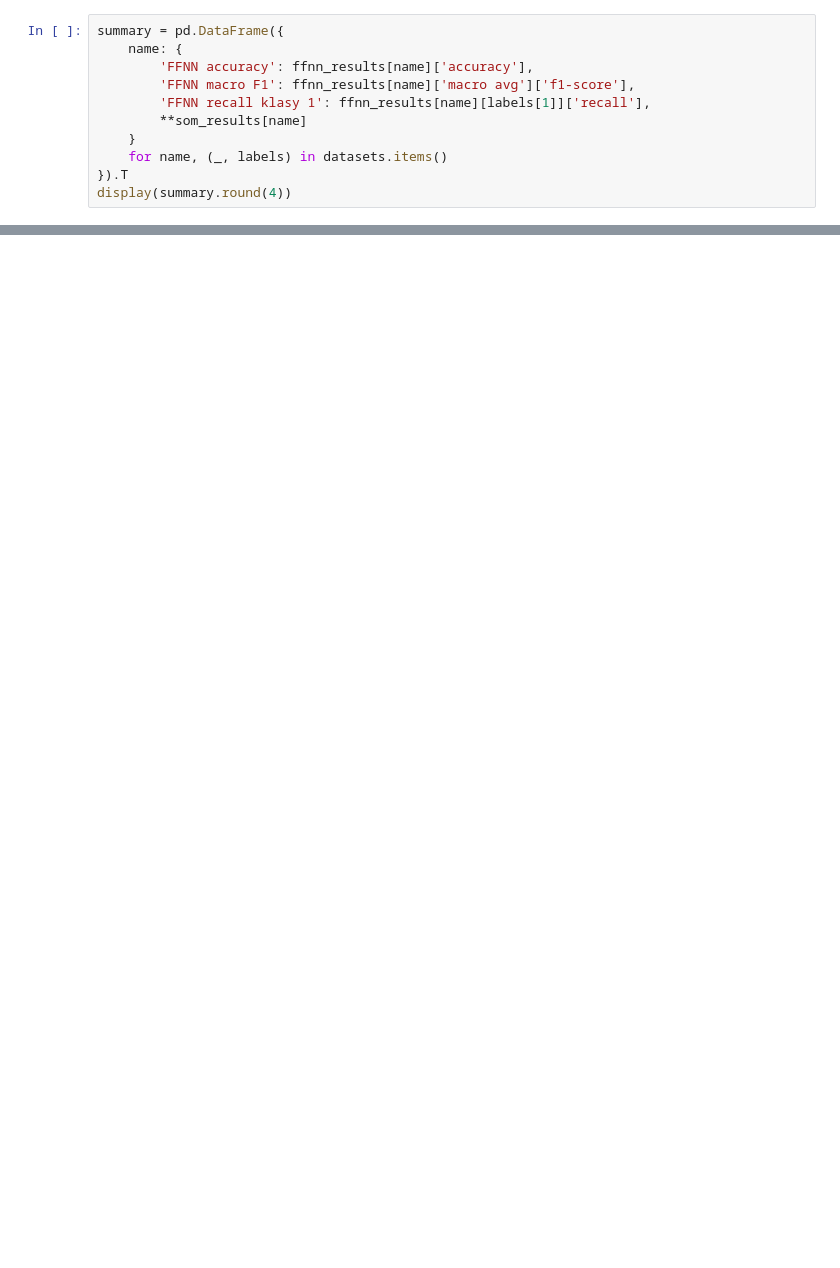
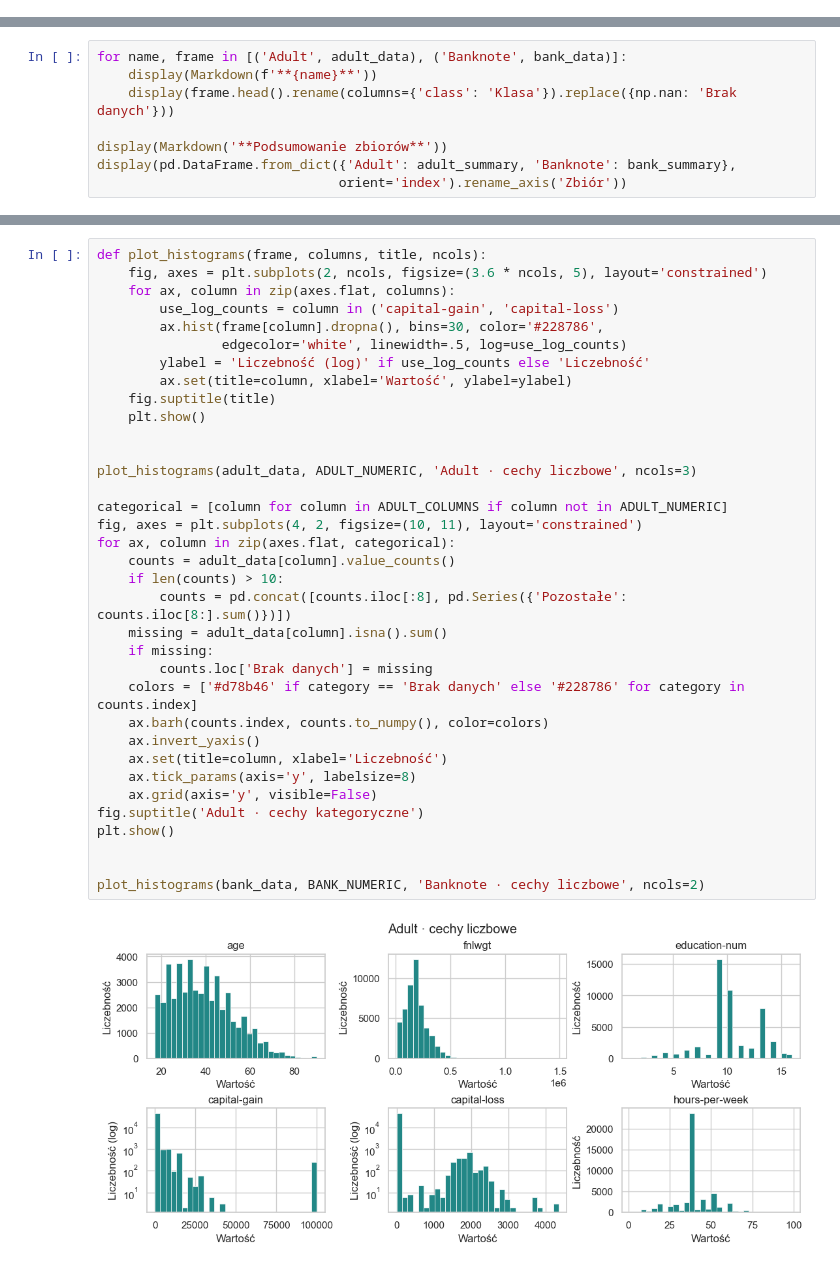
Before and after one commit to NotEmbeddedEngineering/SmartCalculations, a Jupyter notebook: FFNN_i_SOM.ipynb, the cells around one changed output, grey strips where cells are left out. Saved outputs shown, nothing was run; the diff lists cells and outputs as text; blank space fills up the shorter version.

```diff
--- a/FFNN_i_SOM.ipynb
+++ b/FFNN_i_SOM.ipynb
@@ -285,11 +0,0 @@ Accuracy i F1 opisują jakość klasyfikacji FFNN. Dla Adult szczególnie ważne
-# %%
-summary = pd.DataFrame({
-    name: {
-        'FFNN accuracy': ffnn_results[name]['accuracy'],
-        'FFNN macro F1': ffnn_results[name]['macro avg']['f1-score'],
-        'FFNN recall klasy 1': ffnn_results[name][labels[1]]['recall'],
-        **som_results[name]
-    }
-    for name, (_, labels) in datasets.items()
-}).T
-display(summary.round(4))
@@ -299,0 +160,8 @@ display(summary.round(4))
+# %%
+for name, frame in [('Adult', adult_data), ('Banknote', bank_data)]:
+    display(Markdown(f'**{name}**'))
+    display(frame.head().rename(columns={'class': 'Klasa'}).replace({np.nan: 'Brak danych'}))
+
+display(Markdown('**Podsumowanie zbiorów**'))
+display(pd.DataFrame.from_dict({'Adult': adult_summary, 'Banknote': bank_summary},
+                               orient='index').rename_axis('Zbiór'))
@@ -299,0 +192,37 @@ display(summary.round(4))
+# %%
+def plot_histograms(frame, columns, title, ncols):
+    fig, axes = plt.subplots(2, ncols, figsize=(3.6 * ncols, 5), layout='constrained')
+    for ax, column in zip(axes.flat, columns):
+        use_log_counts = column in ('capital-gain', 'capital-loss')
+        ax.hist(frame[column].dropna(), bins=30, color='#228786',
+                edgecolor='white', linewidth=.5, log=use_log_counts)
+        ylabel = 'Liczebność (log)' if use_log_counts else 'Liczebność'
+        ax.set(title=column, xlabel='Wartość', ylabel=ylabel)
+    fig.suptitle(title)
+    plt.show()
+
+
+plot_histograms(adult_data, ADULT_NUMERIC, 'Adult · cechy liczbowe', ncols=3)
+
+categorical = [column for column in ADULT_COLUMNS if column not in ADULT_NUMERIC]
+fig, axes = plt.subplots(4, 2, figsize=(10, 11), layout='constrained')
+for ax, column in zip(axes.flat, categorical):
+    counts = adult_data[column].value_counts()
+    if len(counts) > 10:
+        counts = pd.concat([counts.iloc[:8], pd.Series({'Pozostałe': counts.iloc[8:].sum()})])
+    missing = adult_data[column].isna().sum()
+    if missing:
+        counts.loc['Brak danych'] = missing
+    colors = ['#d78b46' if category == 'Brak danych' else '#228786' for category in counts.index]
+    ax.barh(counts.index, counts.to_numpy(), color=colors)
+    ax.invert_yaxis()
+    ax.set(title=column, xlabel='Liczebność')
+    ax.tick_params(axis='y', labelsize=8)
+    ax.grid(axis='y', visible=False)
+fig.suptitle('Adult · cechy kategoryczne')
+plt.show()
+
+
+plot_histograms(bank_data, BANK_NUMERIC, 'Banknote · cechy liczbowe', ncols=2)
+# %% [output]
+[figure, added]
```
Also changed, not shown: parts of 33 cells of this notebook.
